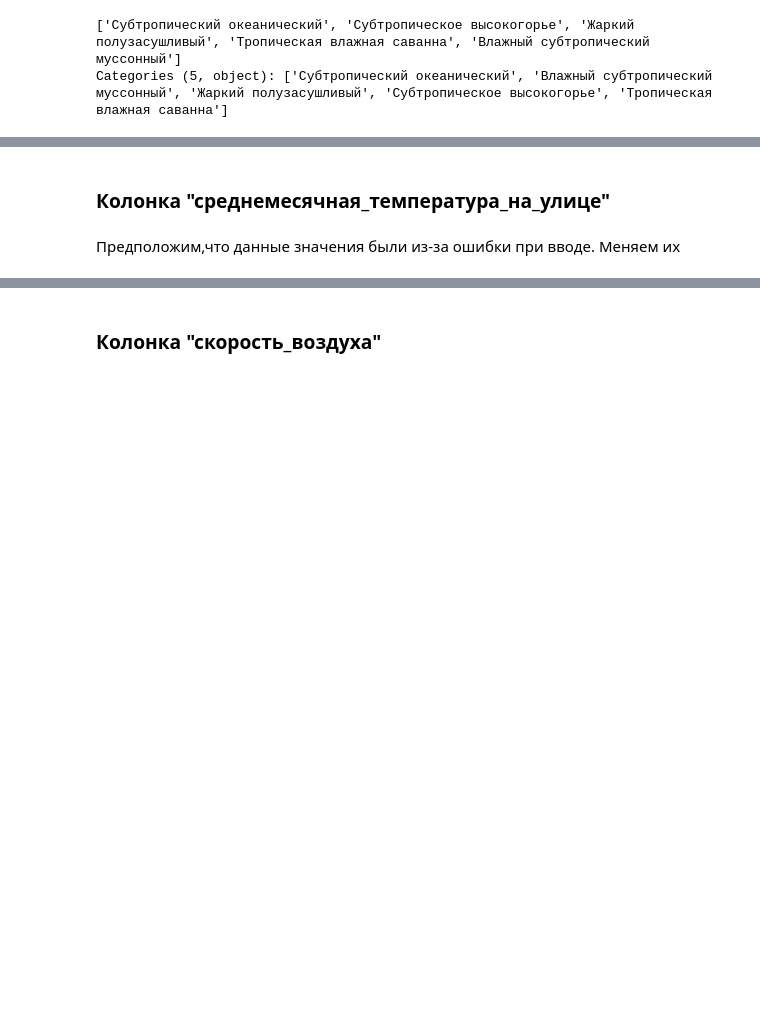
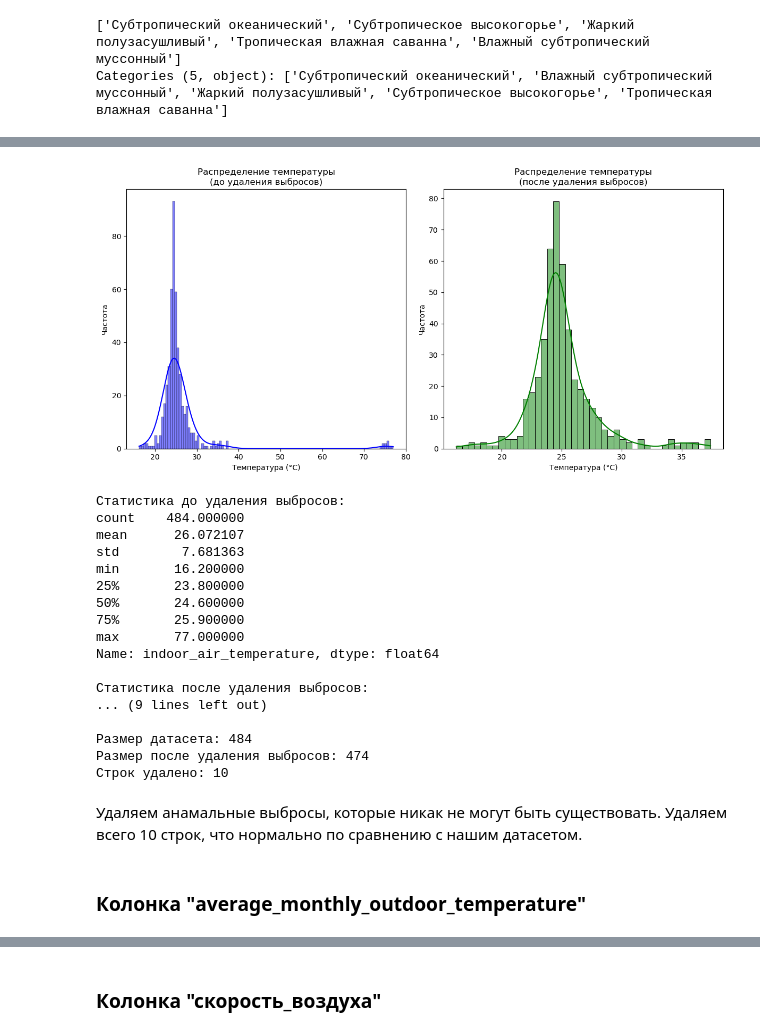
Before and after one commit to VladSunny/YLDA-Climate, a Jupyter notebook: PETE/New_YAndex.ipynb, the cells around one changed output, grey strips where cells are left out. Saved outputs shown, nothing was run; the diff lists cells and outputs as text; code cells hidden in the pictures; blank space fills up the shorter version.

```diff
--- a/PETE/New_YAndex.ipynb
+++ b/PETE/New_YAndex.ipynb
@@ -512,4 +439,63 @@ Records removed: 58
+# %%
+
+column = 'indoor_air_temperature'
+
+# Создание DataFrame до удаления выбросов
+df_temperature_before = df
+
+# Фильтрация DataFrame: удаляем строки, где значения в колонке column > 40
+df_temperature_after = df[df[column] <= 40]
+
+# Построение графиков
+plt.figure(figsize=(12, 6))
+
+# График до удаления выбросов
+plt.subplot(1, 2, 1)
+sns.histplot(df_temperature_before[column].dropna(), kde=True, color='blue')
+plt.title('Распределение температуры\n(до удаления выбросов)')
+plt.xlabel('Температура (°C)')
+plt.ylabel('Частота')
+
+# График после удаления выбросов
+plt.subplot(1, 2, 2)
+sns.histplot(df_temperature_after[column].dropna(), kde=True, color='green')
+plt.title('Распределение температуры\n(после удаления выбросов)')
+plt.xlabel('Температура (°C)')
+plt.ylabel('Частота')
+
+plt.tight_layout()
+plt.show()
+
+# Вывод статистики
+print("Статистика до удаления выбросов:")
+print(df_temperature_before[column].describe())
+print("\nСтатистика после удаления выбросов:")
+print(df_temperature_after[column].describe())
+
+# Информация о размерах данных
+print(f"\nРазмер датасета: {len(df_temperature_before)}")
+print(f"Размер после удаления выбросов: {len(df_temperature_after)}")
+print(f"Строк удалено: {len(df_temperature_before) - len(df_temperature_after)}")
+# %% [output]
+[figure, added]
+Статистика до удаления выбросов:
+count    484.000000
+mean      26.072107
+std        7.681363
+min       16.200000
+25%       23.800000
+50%       24.600000
+75%       25.900000
+max       77.000000
+Name: indoor_air_temperature, dtype: float64
+
+Статистика после удаления выбросов:
+... (9 lines left out)
+
+Размер датасета: 484
+Размер после удаления выбросов: 474
+Строк удалено: 10
+# %% [markdown]
+Удаляем анамальные выбросы, которые никак не могут быть существовать. Удаляем всего 10 строк, что нормально по сравнению с нашим датасетом.
 # %% [markdown]
-### Колонка "среднемесячная_температура_на_улице"
+### Колонка "average_monthly_outdoor_temperature"
-# %% [markdown]
-Предположим,что данные значения были из-за ошибки при вводе. Меняем их
```
Also changed, not shown: parts of 9 cells of this notebook.
